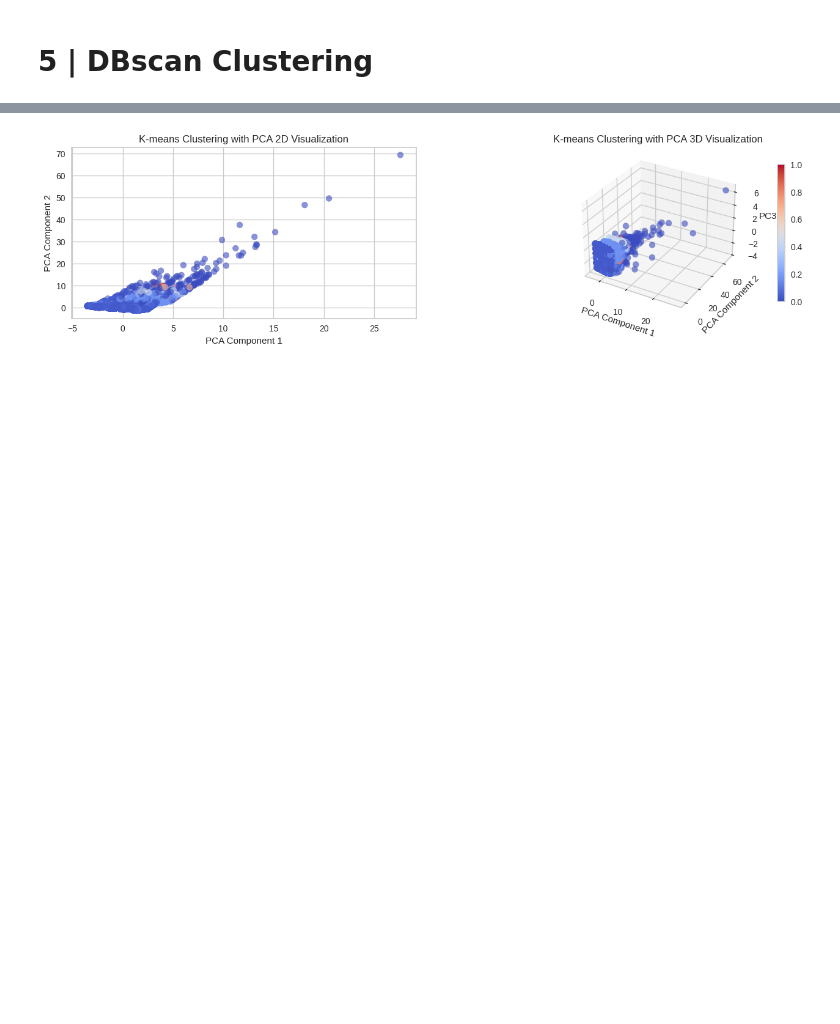
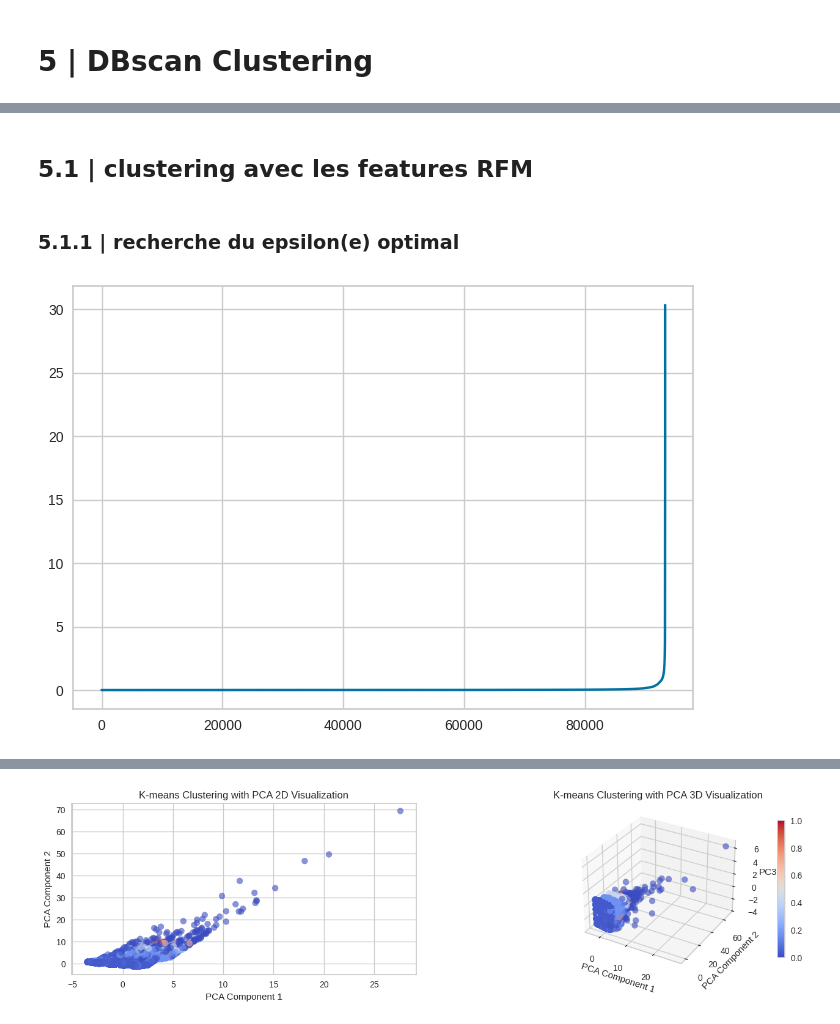
Before and after one commit to amadousysada/ecommerce-customer-segmentation, a Jupyter notebook: clustering.ipynb, the cells around one changed output, grey strips where cells are left out. Cells and saved outputs as stored; diff of their text form; code cells hidden in the pictures; blank space fills up the shorter version.

```diff
--- a/clustering.ipynb
+++ b/clustering.ipynb
@@ -399,2 +413,17 @@ plot_clusters(labels_2, X_pca_2d, X_pca_3d)
 # %%
 dbscan_data= X_scaled.copy()
+# %% [markdown]
+## 5.1 | clustering avec les features **RFM**
+# %% [markdown]
+### 5.1.1 | recherche du epsilon(e) optimal
+# %%
+%%time
+nn = NearestNeighbors(n_neighbors=2)
+nn_fit = nn.fit(dbscan_data)
+distances, indices = nn_fit.kneighbors(dbscan_data)
+distances = distances[:,1]
+distances = np.sort(distances, axis=0)
+plt.plot(distances)
+plt.show()
+# %% [output]
+[figure, added]
```
Also changed, not shown: parts of 4 cells of this notebook.
